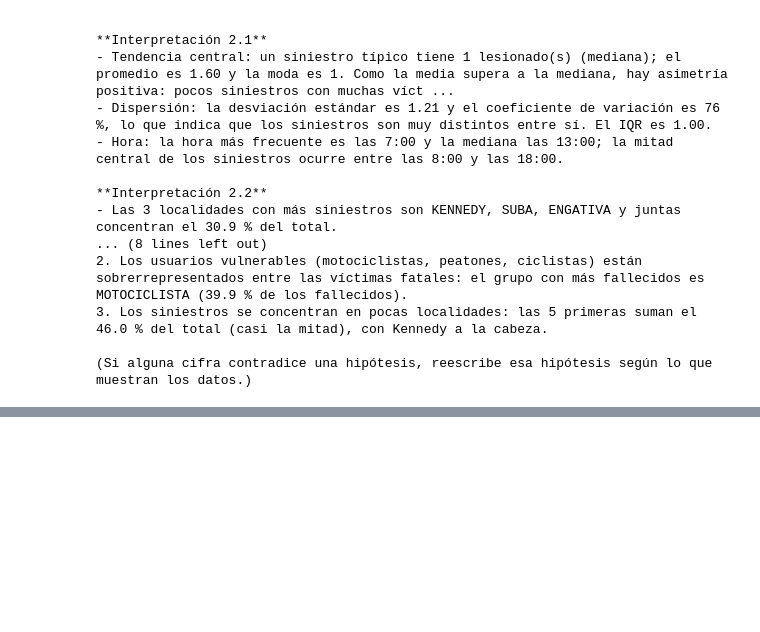
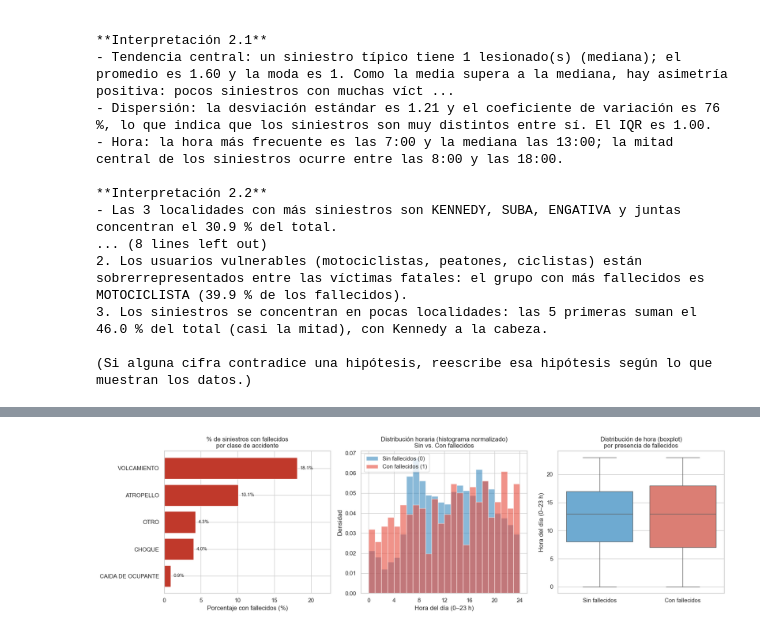
Before and after one commit to joanadrte-pixel/Siniestros-viales-bogota, a Jupyter notebook: notebook/proyecto_siniestros.ipynb, the cells around one changed output, grey strips where cells are left out. Saved outputs shown, nothing was run; the diff lists cells and outputs as text; code cells hidden in the pictures; blank space fills up the shorter version.

```diff
--- a/notebook/proyecto_siniestros.ipynb
+++ b/notebook/proyecto_siniestros.ipynb
@@ -744,0 +751,55 @@ Nota: en este periodo 88 % de los siniestros son CON HERIDOS, 7 % SOLO DANOS y 5
+# %%
+import numpy as np
+import pandas as pd
+import matplotlib.pyplot as plt
+import seaborn as sns
+
+from sklearn.model_selection import train_test_split
+from sklearn.compose import ColumnTransformer
+from sklearn.preprocessing import OneHotEncoder, StandardScaler
+from sklearn.pipeline import Pipeline
+from sklearn.linear_model import LogisticRegression
+from sklearn.metrics import (
+    accuracy_score, precision_score, recall_score, f1_score,
+    roc_auc_score, roc_curve, confusion_matrix, classification_report
+)
+
+sns.set_theme(style="whitegrid")
+
+df_m = pd.read_csv("datos/siniestros_limpio.csv")
+df_m["hora_num"] = pd.to_datetime(df_m["hora"], format="%H:%M", errors="coerce").dt.hour
+df_m["franja"] = np.where((df_m["hora_num"] >= 19) | (df_m["hora_num"] < 5), "Noche (19-04h)", "Día (05-18h)")
+df_m["tipo_dia"] = np.where(df_m["dia_semana"].isin(["SABADO", "DOMINGO", "Sábado", "Domingo"]), "Fin de semana", "Entre semana")
+
+fig, axes = plt.subplots(1, 3, figsize=(17, 5))
+
+# 1. Gráfico de barras: % de siniestros con fallecidos por clase de accidente
+t_clase = (df_m.groupby("clase_accidente")["con_fallecidos"].agg(["size", "mean"]).query("size >= 30").sort_values("mean", ascending=True))
+bars = axes[0].barh(t_clase.index, t_clase["mean"] * 100, color="#c0392b")
+axes[0].set_title("% de siniestros con fallecidos\npor clase de accidente")
+axes[0].set_xlabel("Porcentaje con fallecidos (%)")
+axes[0].set_xlim(0, t_clase["mean"].max() * 125)
+for bar in bars:
+    w = bar.get_width()
+    axes[0].text(w + 0.4, bar.get_y() + bar.get_height()/2, f"{w:.1f}%", va="center", fontsize=9)
+
+# 2. Histograma: distribución horaria comparando sin vs con fallecidos (densidad)
+axes[1].hist(df_m.loc[df_m["con_fallecidos"] == 0, "hora_num"], bins=24, range=(0, 24), density=True, alpha=0.55, label="Sin fallecidos (0)", color="#2980b9")
+axes[1].hist(df_m.loc[df_m["con_fallecidos"] == 1, "hora_num"], bins=24, range=(0, 24), density=True, alpha=0.60, label="Con fallecidos (1)", color="#e74c3c")
+axes[1].set_title("Distribución horaria (histograma normalizado)\nSin vs. Con fallecidos")
+axes[1].set_xlabel("Hora del día (0–23 h)")
+axes[1].set_ylabel("Densidad")
+axes[1].set_xticks(range(0, 25, 4))
+axes[1].legend()
+
+# 3. Boxplot: hora del siniestro según presencia de fallecidos
+df_m["Estado"] = np.where(df_m["con_fallecidos"] == 1, "Con fallecidos", "Sin fallecidos")
+sns.boxplot(data=df_m, x="Estado", y="hora_num", hue="Estado", palette={"Sin fallecidos": "#5dade2", "Con fallecidos": "#ec7063"}, legend=False, ax=axes[2])
+axes[2].set_title("Distribución de hora (boxplot)\npor presencia de fallecidos")
+axes[2].set_xlabel("")
+axes[2].set_ylabel("Hora del día (0–23 h)")
+
+plt.tight_layout()
+plt.show()
+# %% [output]
+[figure, added]
```
Also changed, not shown: parts of 18 cells of this notebook, 2 other files.
